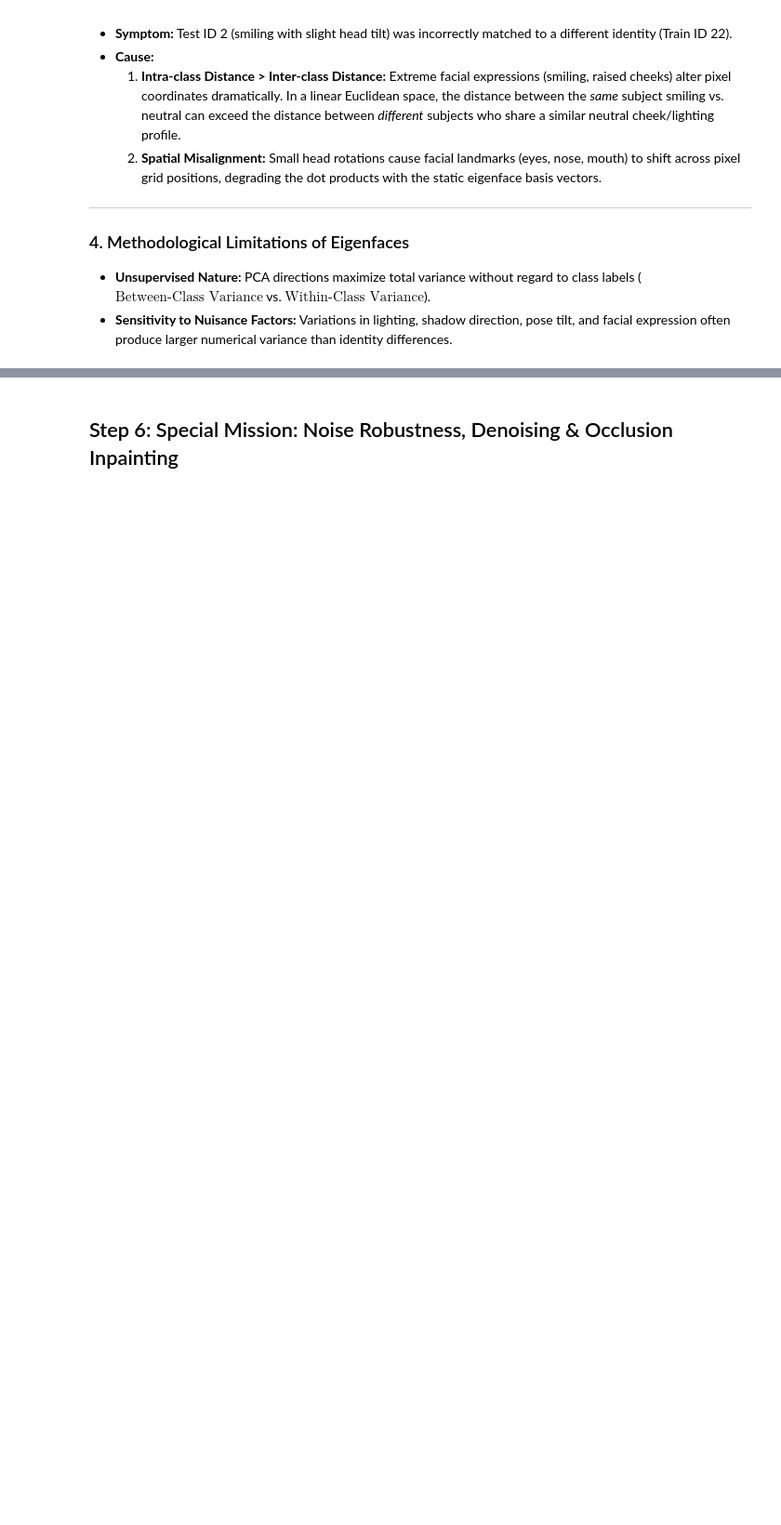
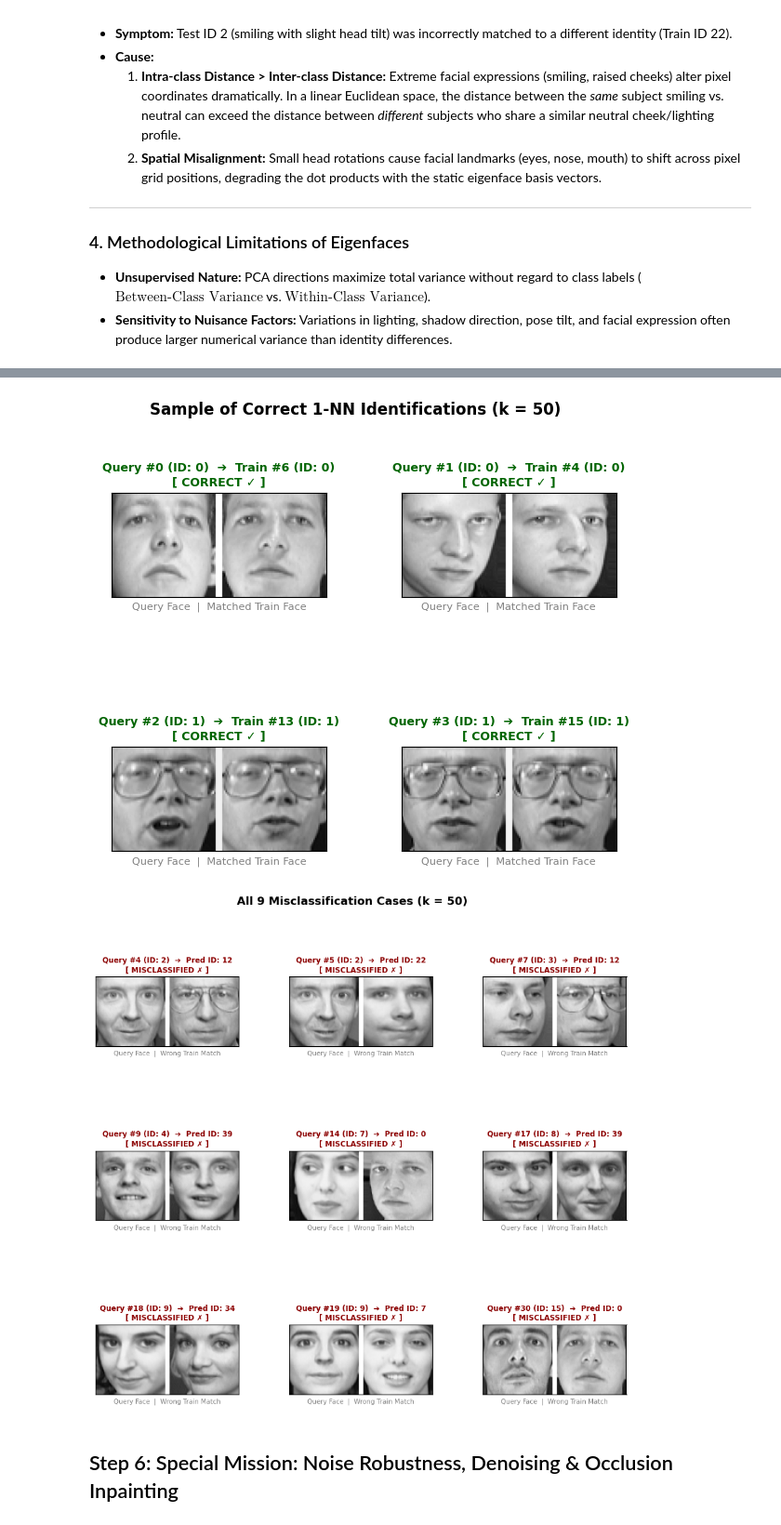
Before and after one commit to MMahdiMostafaei/pufa, a Jupyter notebook: Project 01: PCA_Face_ID/PCA_Hemo.ipynb, the cells around one changed output, grey strips where cells are left out. Shown at 93% size. Saved outputs shown, nothing was run; the diff lists cells and outputs as text; code cells hidden in the pictures; blank space fills up the shorter version.

```diff
--- a/Project 01: PCA_Face_ID/PCA_Hemo.ipynb
+++ b/Project 01: PCA_Face_ID/PCA_Hemo.ipynb
@@ -426,3 +380,77 @@ Total Correct: 71/80 | Total Errors: 9/80
+# %%
+# -------------------------------------------------------------
+# Helper: Create a single side-by-side card with a divider line
+# -------------------------------------------------------------
+def make_pair_card(img_left, img_right):
+    """Combines Query (left) and Match (right) with a clear vertical white divider."""
+    im1 = img_left.reshape(64, 64)
+    im2 = img_right.reshape(64, 64)
+    divider = np.ones((64, 4)) * 0.9  # 4-pixel light divider bar
+    return np.hstack([im1, divider, im2])
+
+# -------------------------------------------------------------
+# Part 1: Sample of Correct Predictions (4 Clean Cards in 2x2 Grid)
+# -------------------------------------------------------------
+n_correct_to_show = 4
+fig, axes = plt.subplots(2, 2, figsize=(7, 6))
+axes = axes.flatten()
+
+for i in range(n_correct_to_show):
+    test_idx = correct_matches[i]
+    train_idx = nearest_train_idx[test_idx]
+
+    card = make_pair_card(X_test[test_idx], X_train[train_idx])
+
+    axes[i].imshow(card, cmap='gray')
+    axes[i].set_title(
+        f"Query #{test_idx} (ID: {y_test[test_idx]})  ➔  Train #{train_idx} (ID: {y_train[train_idx]})\n[ CORRECT ✓ ]",
+        fontsize=9, color='darkgreen', fontweight='bold', pad=6
+    )
+    # Add bottom labels to clarify Left vs Right
+    axes[i].set_xlabel("Query Face  |  Matched Train Face", fontsize=8, color='gray')
+    axes[i].set_xticks([])
+    axes[i].set_yticks([])
+
+plt.suptitle(f"Sample of Correct 1-NN Identifications (k = {k_eval})", fontsize=12, fontweight='bold', y=0.98)
+plt.subplots_adjust(wspace=0.35, hspace=0.45)
+plt.show()
+
+# -------------------------------------------------------------
+# Part 2: ALL Failure Cases (3x3 Grid of Compact Distinct Cards)
+# -------------------------------------------------------------
+n_wrong = len(wrong_matches)
+cols = 3
+rows = math.ceil(n_wrong / cols)
+
+fig, axes = plt.subplots(rows, cols, figsize=(11, 3.2 * rows))
+axes = np.atleast_1d(axes).flatten()
+
+# Hide unused subplots
+for ax in axes:
+    ax.axis('off')
+
+for i in range(n_wrong):
+    test_idx = wrong_matches[i]
+    train_idx = nearest_train_idx[test_idx]
+
+    card = make_pair_card(X_test[test_idx], X_train[train_idx])
+
+    axes[i].axis('on')
+    axes[i].imshow(card, cmap='gray')
+    axes[i].set_title(
+        f"Query #{test_idx} (ID: {y_test[test_idx]})  ➔  Pred ID: {y_train[train_idx]}\n[ MISCLASSIFIED ✗ ]",
+        fontsize=8.5, color='darkred', fontweight='bold', pad=6
+    )
+    axes[i].set_xlabel("Query Face  |  Wrong Train Match", fontsize=7.5, color='gray')
+    axes[i].set_xticks([])
+    axes[i].set_yticks([])
+
+plt.suptitle(f"All {n_wrong} Misclassification Cases (k = {k_eval})", fontsize=13, fontweight='bold', y=0.98)
+plt.subplots_adjust(wspace=0.35, hspace=0.55)
+plt.show()
+# %% [output]
+[figure, added]
+[figure, added]
 # %% [markdown]
 ## Step 6: Special Mission: Noise Robustness, Denoising & Occlusion Inpainting
 # %% [markdown]
```
Also changed, not shown: parts of 16 cells of this notebook.
